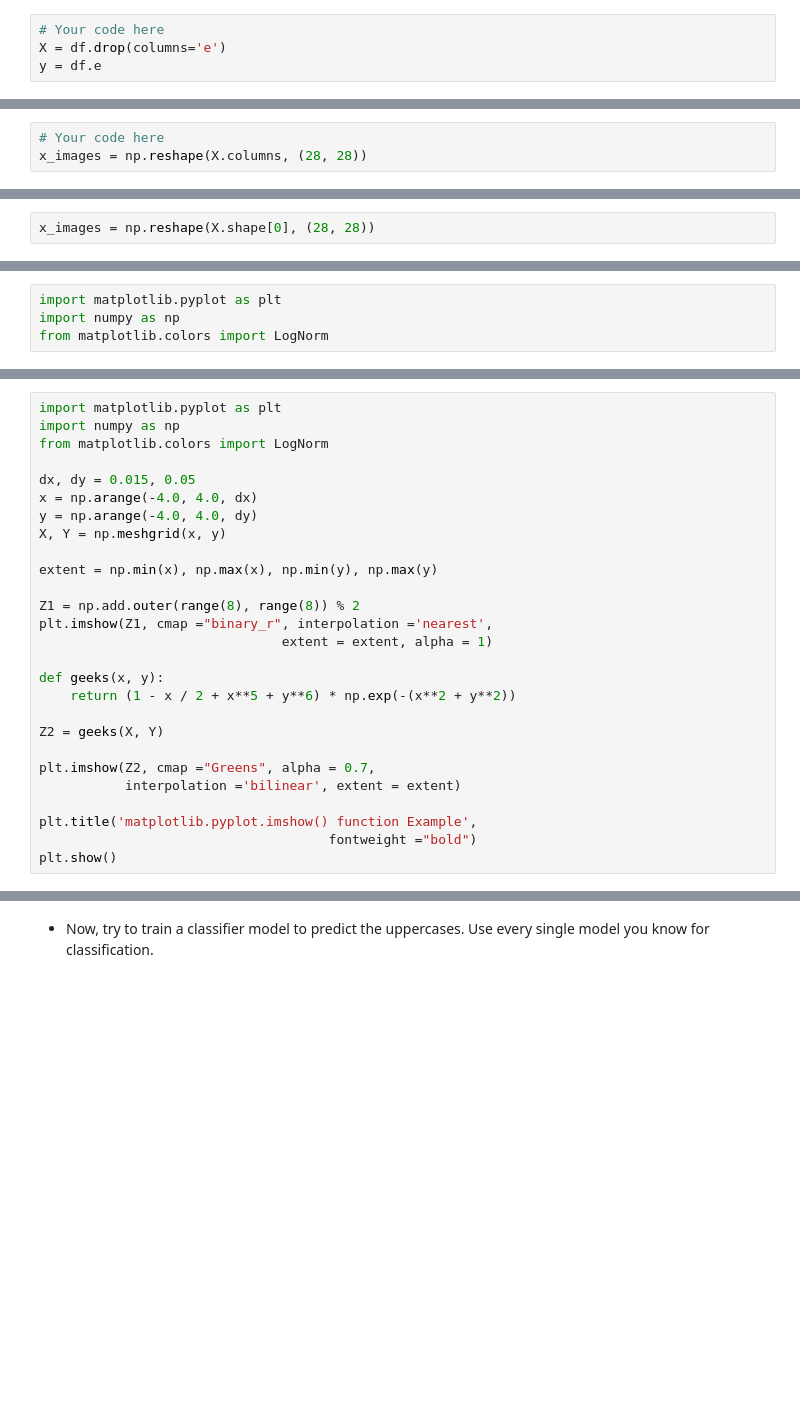
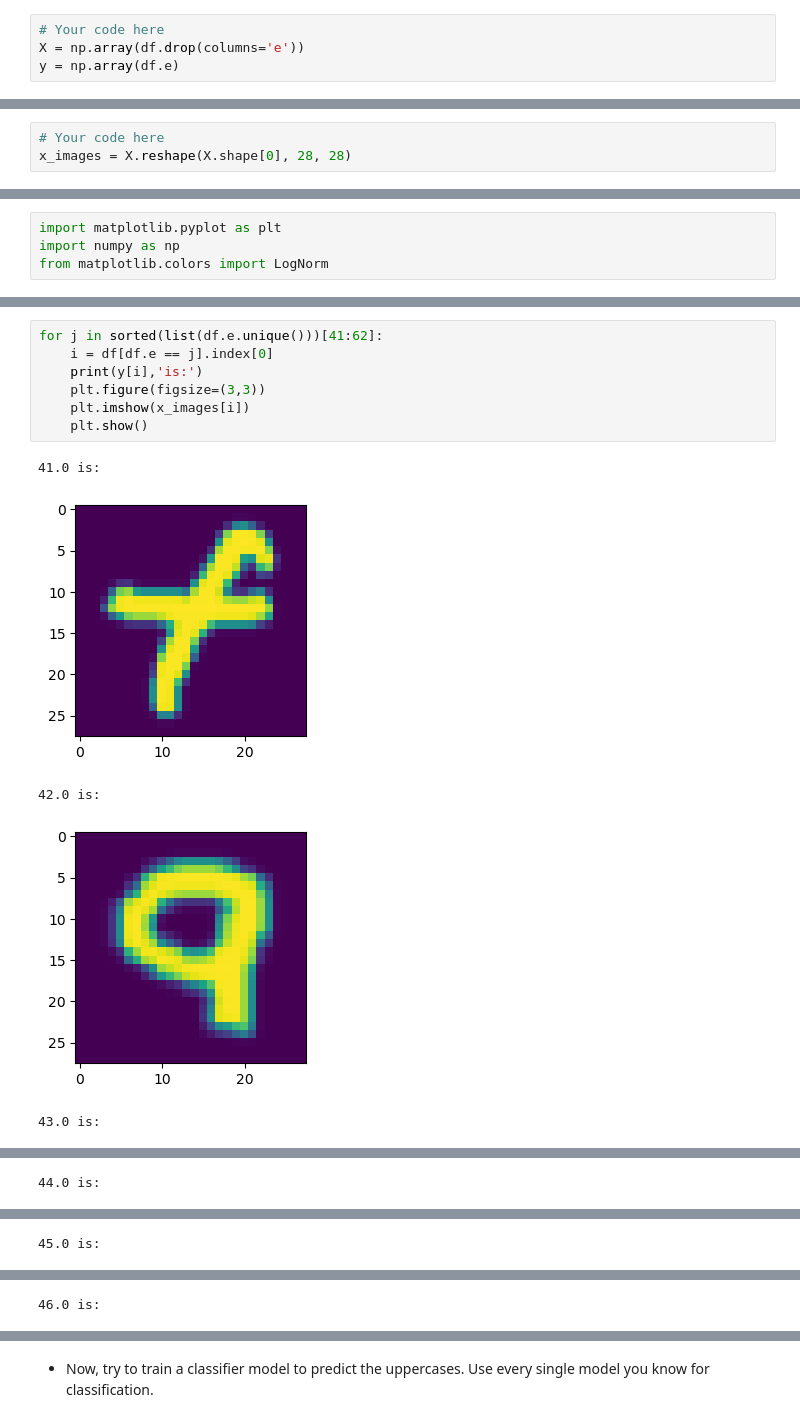
Before and after one commit to ta-data-mexpt/lab-supervised-classification, a Jupyter notebook: Supervised Classification.ipynb, the cells around one changed output, grey strips where cells are left out. Saved outputs shown, nothing was run; the diff lists cells and outputs as text; blank space fills up the shorter version.

```diff
--- a/Supervised Classification.ipynb
+++ b/Supervised Classification.ipynb
@@ -80,5 +80,5 @@ df.describe()
 Now than you had identified your data, try to define your X and y (target) for next classification models.
 # %%
 # Your code here
-X = df.drop(columns='e')
-y = df.e
+X = np.array(df.drop(columns='e'))
+y = np.array(df.e)
@@ -86,5 +96,5 @@ y = df.e
 Before applying any model, you need to know which labels are which, to solve this you need to reshape your X-dataset into 28x28 pixels in a variable called `x_images`. <br> **Hint:** You can use *np.reshape(size of data, 28, 28))*
 # %%
 # Your code here
-x_images = np.reshape(X.columns, (28, 28))
+x_images = X.reshape(X.shape[0], 28, 28)
 # %%
@@ -94,2 +103,0 @@ y.shape
-# %%
-x_images = np.reshape(X.shape[0], (28, 28))
@@ -140,27 +115,0 @@ plt.imshow(a, cmap = "gray");
-# %%
-import matplotlib.pyplot as plt
-import numpy as np
-from matplotlib.colors import LogNorm
-
-dx, dy = 0.015, 0.05
-x = np.arange(-4.0, 4.0, dx)
-y = np.arange(-4.0, 4.0, dy)
-X, Y = np.meshgrid(x, y)
-
-extent = np.min(x), np.max(x), np.min(y), np.max(y)
-
-Z1 = np.add.outer(range(8), range(8)) % 2
-plt.imshow(Z1, cmap ="binary_r", interpolation ='nearest',
-                               extent = extent, alpha = 1)
-
-def geeks(x, y):
-    return (1 - x / 2 + x**5 + y**6) * np.exp(-(x**2 + y**2))
-
-Z2 = geeks(X, Y)
-
-plt.imshow(Z2, cmap ="Greens", alpha = 0.7,
-           interpolation ='bilinear', extent = extent)
-
-plt.title('matplotlib.pyplot.imshow() function Example',
-                                     fontweight ="bold")
-plt.show()
@@ -214,0 +144,13 @@ InvalidIndexError: (slice(None, None, None), 0)
+# %%
+for j in sorted(list(df.e.unique()))[41:62]:
+    i = df[df.e == j].index[0]
+    print(y[i],'is:')
+    plt.figure(figsize=(3,3))
+    plt.imshow(x_images[i])
+    plt.show()
+# %% [output]
+41.0 is:
+[figure, added]
+42.0 is:
+[figure, added]
+43.0 is:
@@ -214,0 +158 @@ InvalidIndexError: (slice(None, None, None), 0)
+44.0 is:
@@ -214,0 +160 @@ InvalidIndexError: (slice(None, None, None), 0)
+45.0 is:
@@ -214,0 +162 @@ InvalidIndexError: (slice(None, None, None), 0)
+46.0 is:
```
Also changed, not shown: parts of 53 cells of this notebook.
